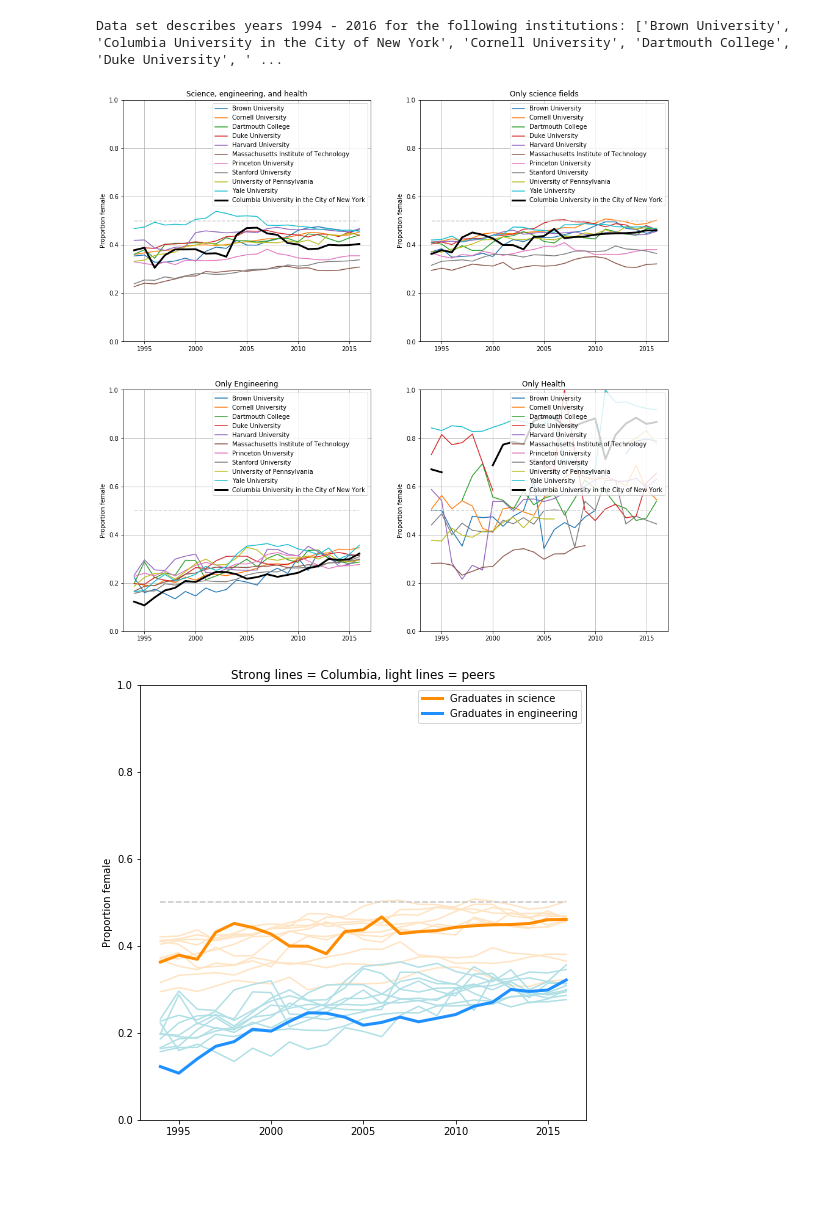
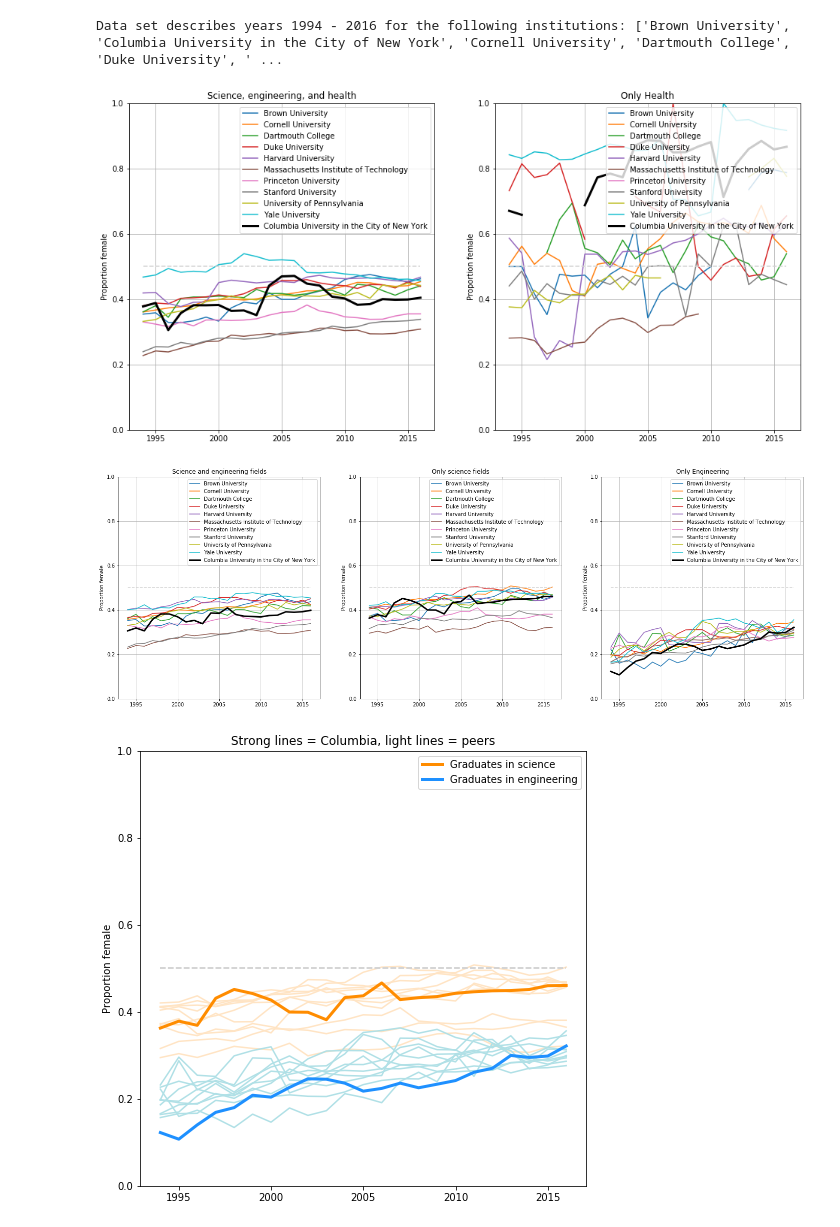
Before and after one commit to spec-journalism/gss-diversity, a Jupyter notebook: notebooks/overall.ipynb, the cells around one changed output. Cells and saved outputs as stored; diff of their text form; code cells hidden in the pictures; blank space fills up the shorter version.

```diff
--- a/notebooks/overall.ipynb
+++ b/notebooks/overall.ipynb
@@ -45,13 +45,18 @@ def plot_proportions(ax, totals, title, highlight='Columbia University in the Ci
     ax.legend(loc='upper right')
     ax.grid()
 # %%
-fig, axArr = plt.subplots(2, 2, figsize=(16, 16))
-plot_proportions(axArr[0, 0], GRAD_TOTALS, 'Science, engineering, and health')
-plot_proportions(axArr[0, 1], S_GRADS, 'Only science fields')
-plot_proportions(axArr[1, 0], E_GRADS, 'Only Engineering')
-plot_proportions(axArr[1, 1], H_GRADS, 'Only Health')
+fig, axArr = plt.subplots(1, 2, figsize=(16, 8))
+plot_proportions(axArr[0], GRAD_TOTALS, 'Science, engineering, and health')
+plot_proportions(axArr[1], H_GRADS, 'Only Health')
 # %% [output]
-[figure, old version]
+[figure, new version]
+# %%
+fig, axArr = plt.subplots(1, 3, figsize=(24, 8))
+plot_proportions(axArr[0], SE_GRADS, 'Science and engineering fields')
+plot_proportions(axArr[1], S_GRADS, 'Only science fields')
+plot_proportions(axArr[2], E_GRADS, 'Only Engineering')
+# %% [output]
+[figure, added]
 # %%
 def get_proportions(totals, inst='Columbia University in the City of New York'):
     props = []
```
Also changed, not shown: 3 other files.
